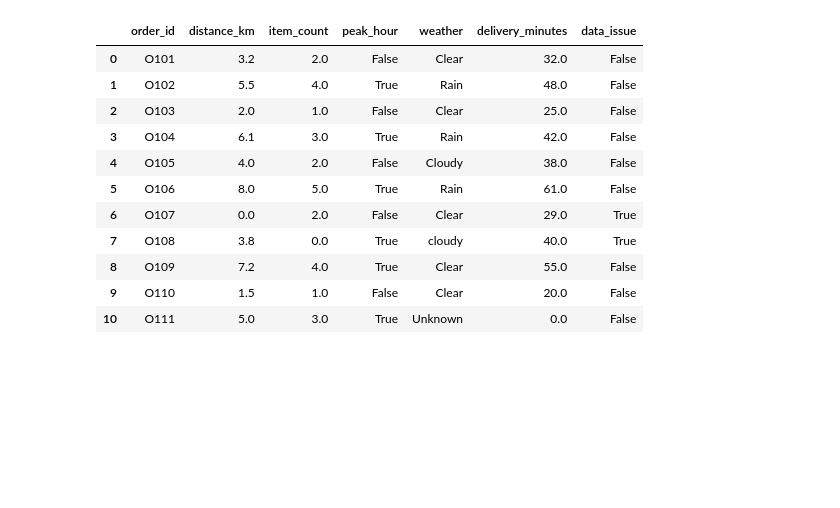
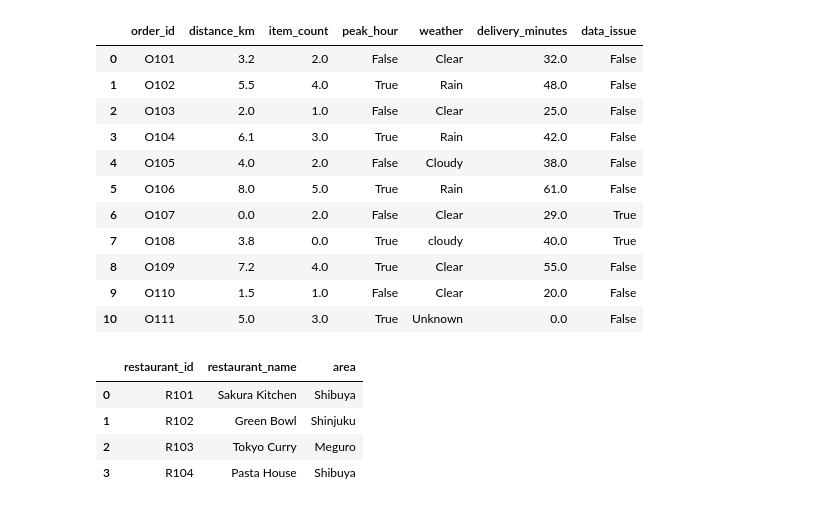
Before and after one commit to shota98501/workspace, a Jupyter notebook: Practice/Weekly/IX/cleaning_data.ipynb, the cells around one changed output. Cells and saved outputs as stored; diff of their text form; code cells hidden in the pictures; blank space fills up the shorter version.

```diff
--- a/Practice/Weekly/IX/cleaning_data.ipynb
+++ b/Practice/Weekly/IX/cleaning_data.ipynb
@@ -162,3 +162,12 @@ df
 | 10 | O111 | 5.0 | 3.0 | True | Unknown | 0.0 | False |
 # %%
 df.to_csv("cleaned_data.csv")
+# %%
+df2 = pd.read_csv("data2.csv")
+df2
+# %% [output]
+|  | restaurant_id | restaurant_name | area |
+| 0 | R101 | Sakura Kitchen | Shibuya |
+| 1 | R102 | Green Bowl | Shinjuku |
+| 2 | R103 | Tokyo Curry | Meguro |
+| 3 | R104 | Pasta House | Shibuya |
```
Also changed, not shown: parts of 5 cells of this notebook, 2 other files.
